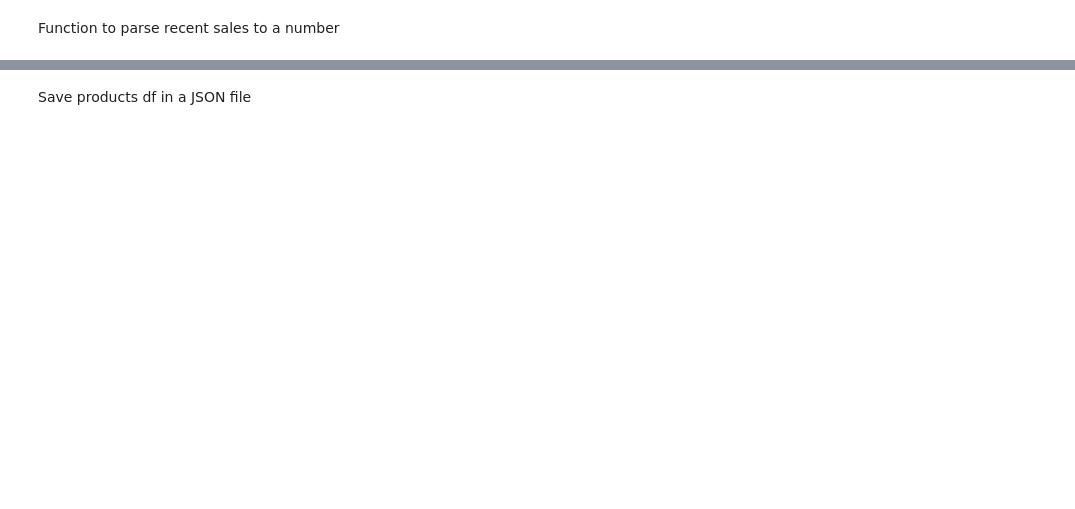
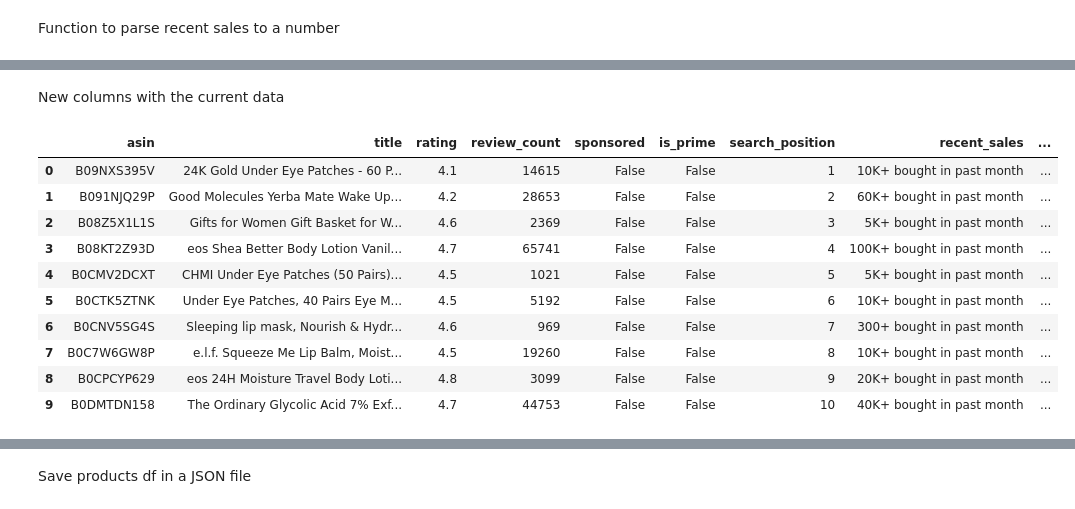
Before and after one commit to JuanCamellini/Amazon_Project_Analytics, a Jupyter notebook: notebooks/3_json_cleanup.ipynb, the cells around one changed output, grey strips where cells are left out. Drawn from its saved outputs; the diff is of its cells as text; code cells hidden in the pictures; blank space fills up the shorter version.

Commit message:
new columns and format data

```diff
--- a/notebooks/3_json_cleanup.ipynb
+++ b/notebooks/3_json_cleanup.ipynb
@@ -88,0 +131,25 @@ def parse_recent_sales(value):
+# %% [markdown]
+New columns with the current data
+# %%
+# Discount percentage, how much off vs original price
+df['discount_pct'] = ((df['price_rrp'] - df['price_primary']) / df['price_rrp'] * 100).round(1)
+
+# Engagement score, sales weighted by rating (higher = popular AND well rated)
+df['engagement_score'] = (df['recent_sales_approx'] * df['rating']).round(0)
+
+# Has discount flag
+df['has_discount'] = df['price_rrp'].notna()
+
+df.head(5)
+# %% [output]
+|  | asin | title | rating | review_count | sponsored | is_prime | search_position | recent_sales | ... |
+| 0 | B09NXS395V | 24K Gold Under Eye Patches - 60 P... | 4.1 | 14615 | False | False | 1 | 10K+ bought in past month | ... |
+| 1 | B091NJQ29P | Good Molecules Yerba Mate Wake Up... | 4.2 | 28653 | False | False | 2 | 60K+ bought in past month | ... |
+| 2 | B08Z5X1L1S | Gifts for Women Gift Basket for W... | 4.6 | 2369 | False | False | 3 | 5K+ bought in past month | ... |
+| 3 | B08KT2Z93D | eos Shea Better Body Lotion Vanil... | 4.7 | 65741 | False | False | 4 | 100K+ bought in past month | ... |
+| 4 | B0CMV2DCXT | CHMI Under Eye Patches (50 Pairs)... | 4.5 | 1021 | False | False | 5 | 5K+ bought in past month | ... |
+| 5 | B0CTK5ZTNK | Under Eye Patches, 40 Pairs Eye M... | 4.5 | 5192 | False | False | 6 | 10K+ bought in past month | ... |
+| 6 | B0CNV5SG4S | Sleeping lip mask, Nourish & Hydr... | 4.6 | 969 | False | False | 7 | 300+ bought in past month | ... |
+| 7 | B0C7W6GW8P | e.l.f. Squeeze Me Lip Balm, Moist... | 4.5 | 19260 | False | False | 8 | 10K+ bought in past month | ... |
+| 8 | B0CPCYP629 | eos 24H Moisture Travel Body Loti... | 4.8 | 3099 | False | False | 9 | 20K+ bought in past month | ... |
+| 9 | B0DMTDN158 | The Ordinary Glycolic Acid 7% Exf... | 4.7 | 44753 | False | False | 10 | 40K+ bought in past month | ... |
```
Also changed, not shown: parts of 12 cells of this notebook, 1 other file.
